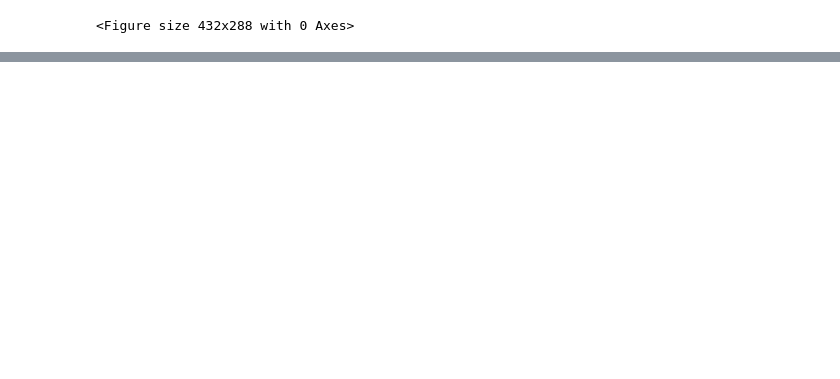
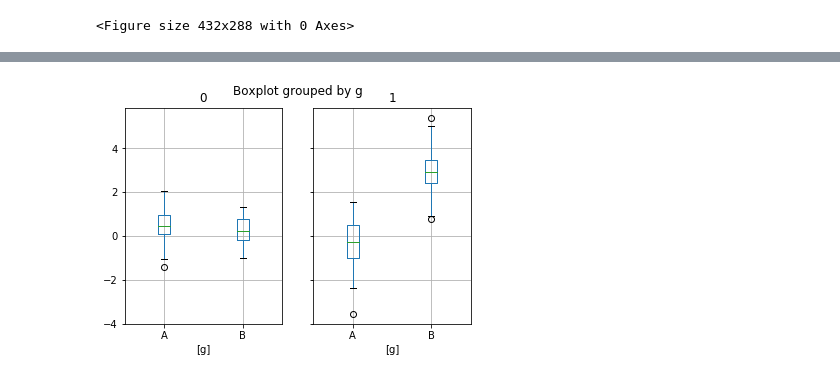
Before and after one commit to anandvipul/DataVisualization, a Jupyter notebook: Pandas Visualization.ipynb, the cells around one changed output, grey strips where cells are left out. Cells and saved outputs as stored; diff of their text form; code cells hidden in the pictures; blank space fills up the shorter version.

```diff
--- a/Pandas Visualization.ipynb
+++ b/Pandas Visualization.ipynb
@@ -243,0 +246,10 @@ bp = df.boxplot(column=['Col1', 'Col2'], by=['X', 'Y'])
+# %%
+df_box = pd.DataFrame(np.random.randn(50, 2))
+# %%
+df_box['g'] = np.random.choice(['A', 'B'], size = 50)
+# %%
+df_box.loc[df_box['g'] == 'B', 1] += 3
+# %%
+bp = df_box.boxplot(by = 'g')
+# %% [output]
+[figure, added]
```
Also changed, not shown: parts of 43 cells of this notebook.
